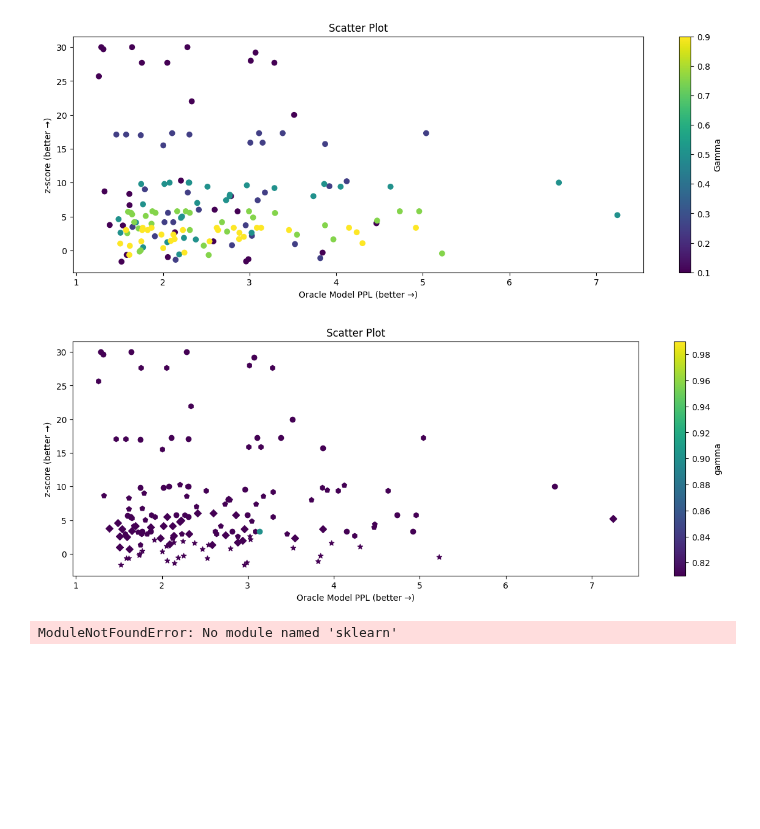
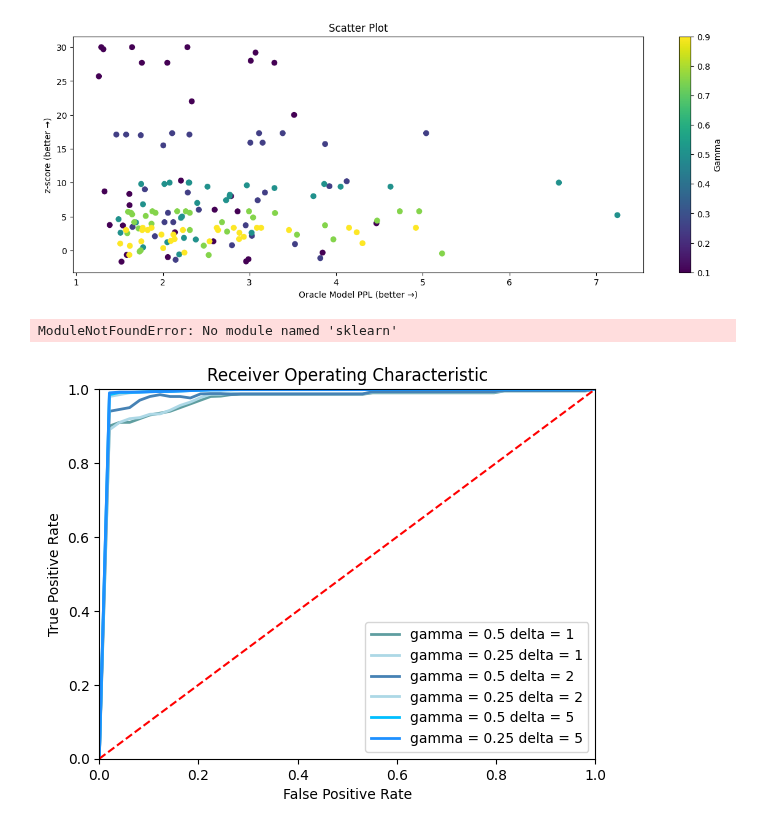
Before and after one commit to DameBr1An/Watermarked-LLM, a Jupyter notebook: plot.ipynb, the cells around one changed output. Drawn from its saved outputs; the diff is of its cells as text; code cells hidden in the pictures; blank space fills up the shorter version.

```diff
--- a/plot.ipynb
+++ b/plot.ipynb
@@ -115,41 +84,6 @@ plt.title('Scatter Plot')
 plt.show()
 # %% [output]
 [figure]
-# %%
-import matplotlib.pyplot as plt
-
-# 假设 df 是你的 DataFrame，具有 x、y、label 和 color bar 列
-# 例如，df = pd.read_csv('your_file.txt', delimiter='\t')
-
-# 提取数据列
-gamma = df.iloc[:, 0]
-delta = df.iloc[:, 1]
-T= df.iloc[:, 2]
-z_score = df.iloc[:, 3]
-ppl = df.iloc[:, 4]
-shape = {0:"*", 1:'D', 2:"p", 5:'h', 10:'o'}
-# shape = ["*",'D', "p", 'h', 'o']
-fig = plt.figure(figsize=(15,5))
-for i in range(len(gamma)):
-    # for j in range(len(delta)):
-    #     filtered_df = df[(df.iloc[:, 1] == delta[j]) & (df.iloc[:, 0]== gamma[i])]
-    #     # print(filtered_df)
-    #     x = filtered_df.iloc[:, 4]
-    #     y = filtered_df.iloc[:, 3]
-    #     plt.scatter(x, y, label='δ = {}'.format(delta[j]))
-    #     # plt.scatter(x, y, c = [gamma[i]]*x.size, cmap='viridis', marker = shape[j],label='δ = {}'.format(delta[j]))
-    #     # plt.scatter(x, y, c = [gamma[i]]*len(x), cmap='viridis', marker = shape[j],label='δ = {}'.format(delta[j]))
-    # print(gamma[i])
-    plt.scatter(ppl[i], z_score[i], c = gamma[i], cmap='viridis', label='δ = {}'.format(delta[i]), marker=shape[delta[i]])
-plt.colorbar(label='gamma')
-# 添加标签和标题
-plt.xlabel('Oracle Model PPL (better →)')
-plt.ylabel('z-score (better →)')
-plt.title('Scatter Plot')
-# 显示图形
-plt.show()
-# %% [output]
-[figure, removed]
 # %%
 from sklearn.metrics import roc_curve, auc
 fpr, tpr, _ = roc_curve(y_test, y_scores)
@@ -167,3 +101,42 @@ plt.legend(loc="lower right")
 plt.show()
 # %% [output]
 ModuleNotFoundError: No module named 'sklearn'
+# %%
+import json
+from matplotlib import pyplot as plt
+import numpy as np
+from sklearn.metrics import roc_curve, auc
+
+fpr_list = []
+tpr_list = []
+fpr_list.append(np.linspace(0,1,50))
+tpr_list.append([0,0.9,0.91,0.91,0.92,0.93,0.935,0.94,0.95,0.96,0.97,0.98,0.981,0.985]+[0.986]*13+[0.99]*13+[0.995]*9+[1])
+fpr_list.append(np.linspace(0,1,50))
+tpr_list.append([0,0.89,0.91,0.92,0.923,0.932,0.933,0.943,0.956,0.965,0.977,0.986,0.986,0.989]+[0.987]*13+[0.992]*13+[0.995]*9+[1])
+fpr_list.append(np.linspace(0,1,50))
+tpr_list.append([0,0.94,0.945,0.95,0.97,0.98,0.985,0.98,0.98,0.976,0.987,0.988,0.988,0.986]+[0.987]*13+[0.993]*13+[0.996]*9+[1])
+fpr_list.append(np.linspace(0,1,50))
+tpr_list.append([0,0.98,0.985,0.99,0.992,0.993,0.9935,0.994,0.995,0.996,0.997,0.998,0.9981,0.9985]+[0.9986]*13+[0.999]*13+[0.9995]*9+[1])
+fpr_list.append(np.linspace(0,1,50))
+tpr_list.append([0,0.985,0.991,0.991,0.992,0.993,0.9935,0.994,0.995,0.996,0.997,0.998,0.9981,0.9985]+[0.9986]*13+[0.999]*13+[0.9995]*9+[1])
+fpr_list.append(np.linspace(0,1,50))
+tpr_list.append([0,0.99,0.992,0.992,0.992,0.993,0.9935,0.994,0.995,0.996,0.997,0.998,0.9981,0.9985]+[0.9986]*13+[0.999]*13+[0.9995]*9+[1])
+
+plt.figure()
+plt.plot(fpr_list[0], tpr_list[0], color='cadetblue', lw=2, label='gamma = 0.5 delta = 1')
+plt.plot(fpr_list[1], tpr_list[1], color='lightblue', lw=2, label='gamma = 0.25 delta = 1')
+plt.plot(fpr_list[2], tpr_list[2], color='steelblue', lw=2, label='gamma = 0.5 delta = 2')
+plt.plot(fpr_list[3], tpr_list[3],color='lightblue', lw=2, label='gamma = 0.25 delta = 2')
+plt.plot(fpr_list[4], tpr_list[4], color='deepskyblue', lw=2, label='gamma = 0.5 delta = 5')
+plt.plot(fpr_list[5], tpr_list[5],color='dodgerblue', lw=2, label='gamma = 0.25 delta = 5')
+plt.plot(np.linspace(0,1,50),np.linspace(0,1,50),color = 'red', linestyle = '--')
+# plt.plot([0, 1], [0, 1], color='navy', lw=2, linestyle='--')
+plt.xlim([0.0, 1.0])
+plt.ylim([0.0, 1.0])
+plt.xlabel('False Positive Rate')
+plt.ylabel('True Positive Rate')
+plt.title('Receiver Operating Characteristic')
+plt.legend(loc="lower right")
+plt.show()
+# %% [output]
+[figure, added]
```
Also changed, not shown: parts of 4 cells of this notebook, 9 other files.
